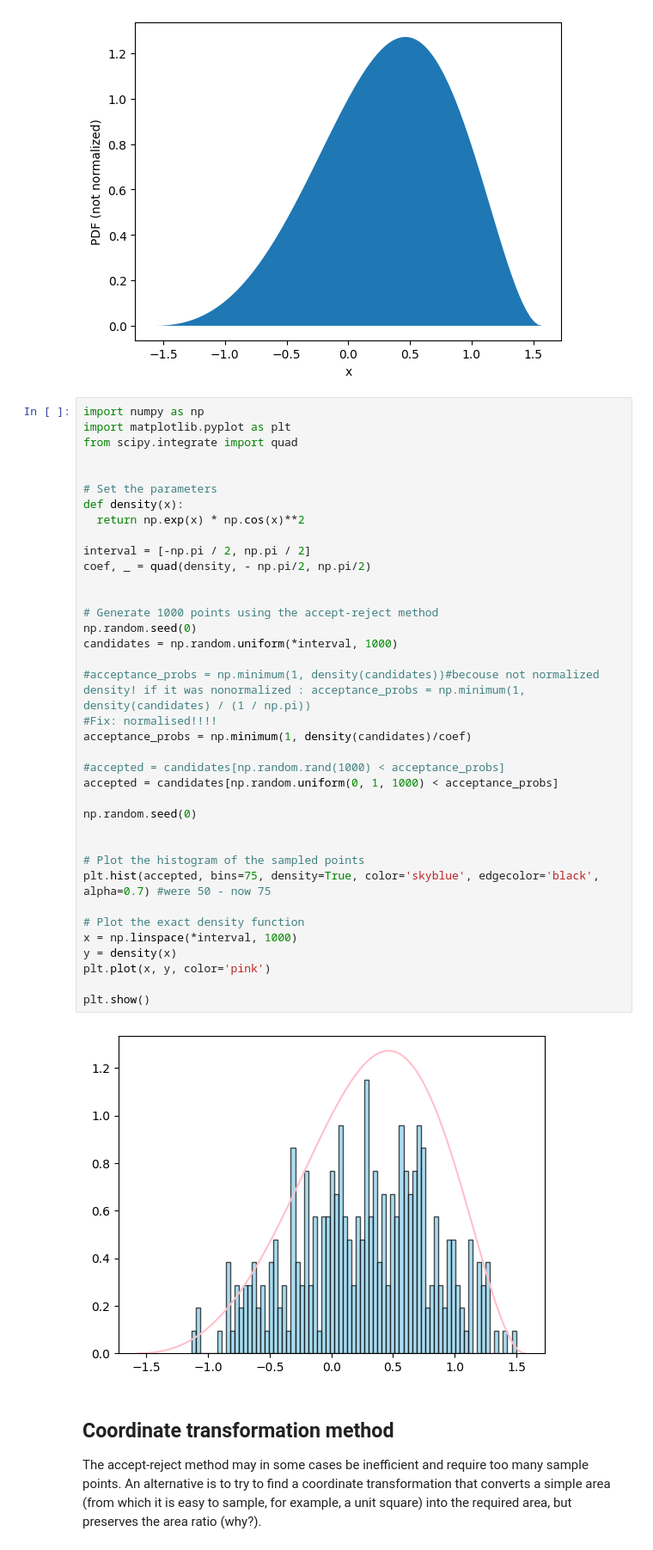
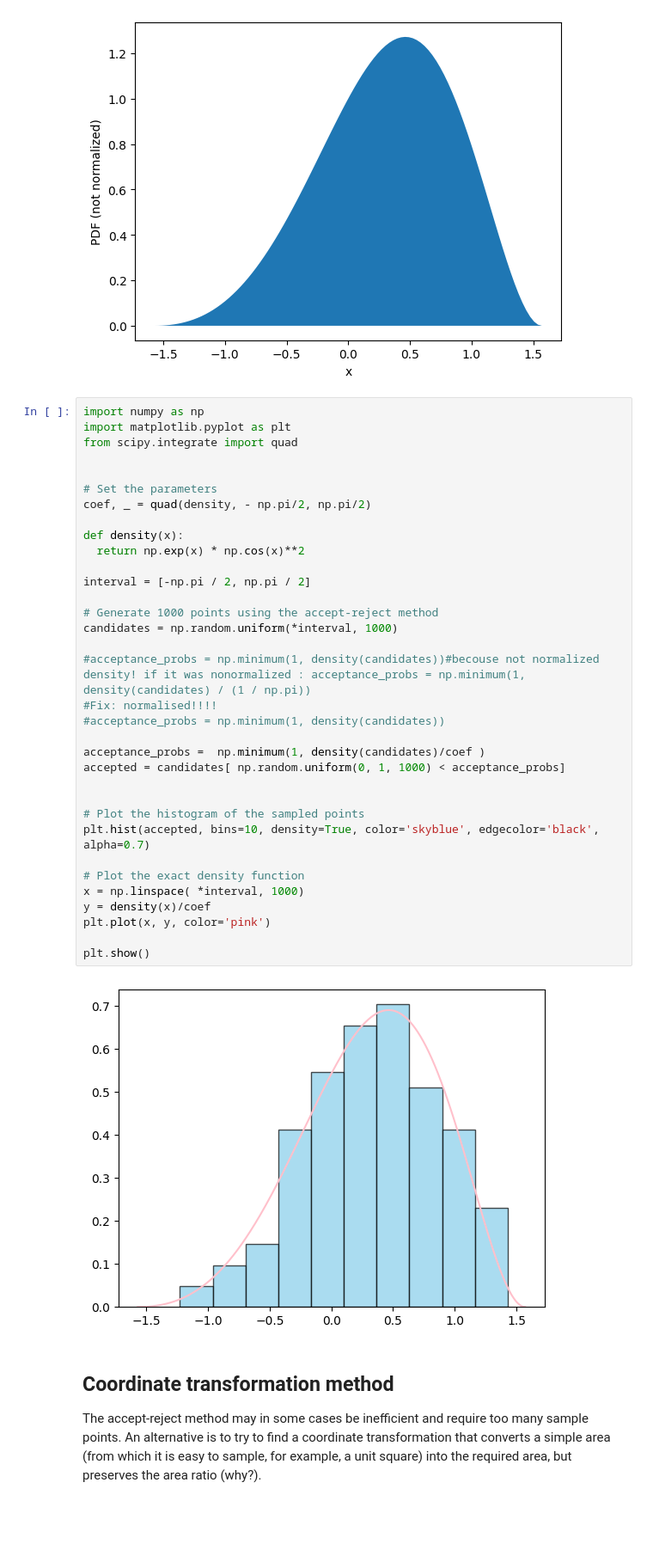
Before and after one commit to Ma-sh-a/Statprak, a Jupyter notebook: 3. random.ipynb, the cells around one changed output. Shown at 86% size. Saved outputs shown, nothing was run; the diff lists cells and outputs as text; blank space fills up the shorter version.

```diff
--- a/3. random.ipynb
+++ b/3. random.ipynb
@@ -408,42 +408,39 @@ plt.show()
 # %%
 import numpy as np
 import matplotlib.pyplot as plt
 from scipy.integrate import quad
 
 
 # Set the parameters
+coef, _ = quad(density, - np.pi/2, np.pi/2)
+
 def density(x):
   return np.exp(x) * np.cos(x)**2
 
 interval = [-np.pi / 2, np.pi / 2]
-coef, _ = quad(density, - np.pi/2, np.pi/2)
-
 
 # Generate 1000 points using the accept-reject method
-np.random.seed(0)
 candidates = np.random.uniform(*interval, 1000)
 
 #acceptance_probs = np.minimum(1, density(candidates))#becouse not normalized density! if it was nonormalized : acceptance_probs = np.minimum(1, density(candidates) / (1 / np.pi))
 #Fix: normalised!!!!
-acceptance_probs = np.minimum(1, density(candidates)/coef)
+#acceptance_probs = np.minimum(1, density(candidates))
 
-#accepted = candidates[np.random.rand(1000) < acceptance_probs]
-accepted = candidates[np.random.uniform(0, 1, 1000) < acceptance_probs]
-
-np.random.seed(0)
+acceptance_probs =  np.minimum(1, density(candidates)/coef )
+accepted = candidates[ np.random.uniform(0, 1, 1000) < acceptance_probs]
 
 
 # Plot the histogram of the sampled points
-plt.hist(accepted, bins=75, density=True, color='skyblue', edgecolor='black', alpha=0.7) #were 50 - now 75
+plt.hist(accepted, bins=10, density=True, color='skyblue', edgecolor='black', alpha=0.7)
 
 # Plot the exact density function
-x = np.linspace(*interval, 1000)
-y = density(x)
+x = np.linspace( *interval, 1000)
+y = density(x)/coef
 plt.plot(x, y, color='pink')
 
 plt.show()
 # %% [output]
-[figure, old version]
+[figure, new version]
 # %% [markdown]
 ## Coordinate transformation method
 
```
